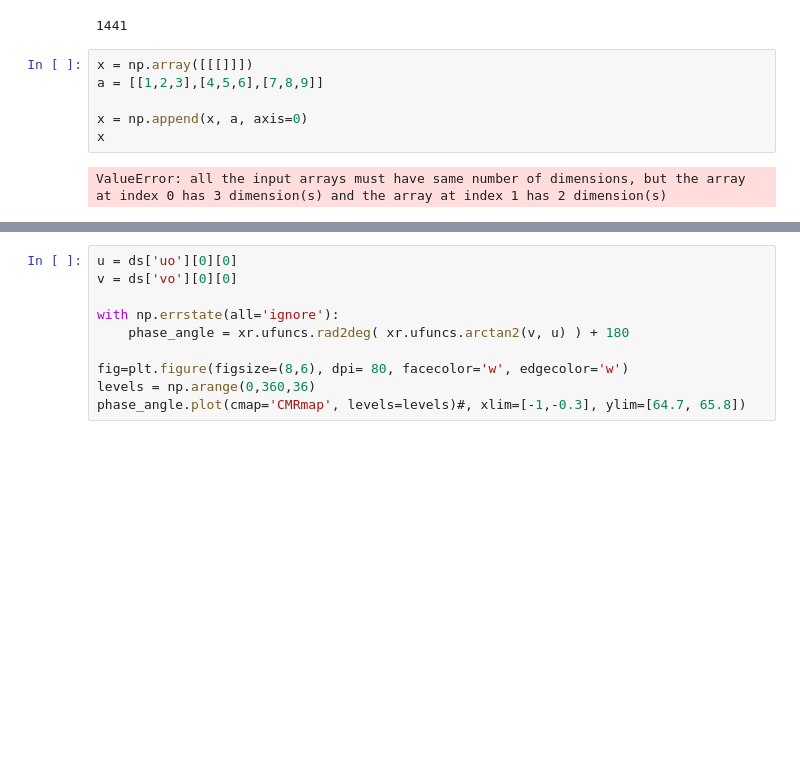
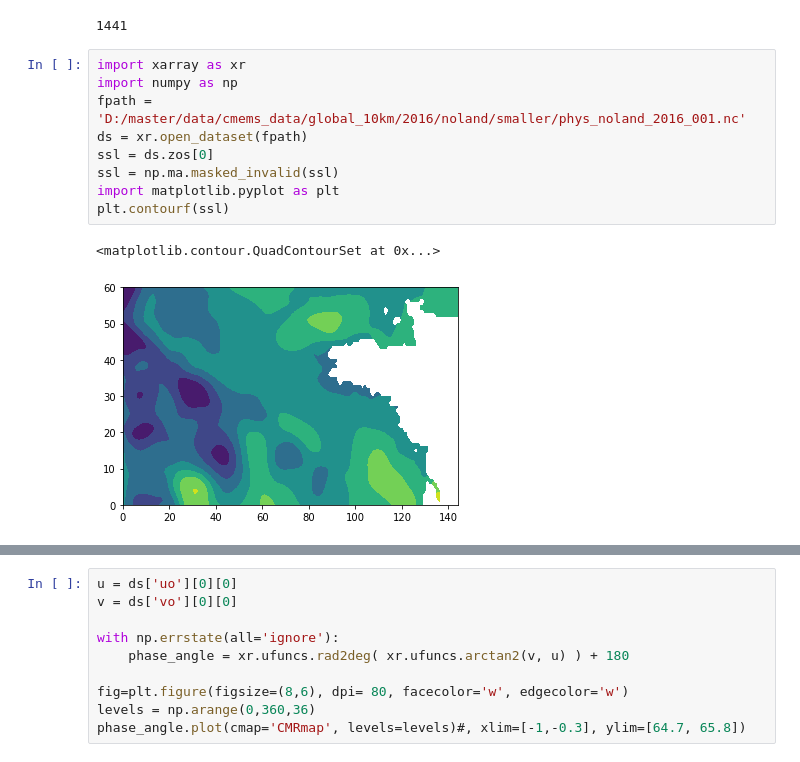
Before and after one commit to evenlwanvik/TTK-4900-Master, a Jupyter notebook: visualize/global_10km.ipynb, the cells around one changed output, grey strips where cells are left out. Saved outputs shown, nothing was run; the diff lists cells and outputs as text; blank space fills up the shorter version.

```diff
--- a/visualize/global_10km.ipynb
+++ b/visualize/global_10km.ipynb
@@ -19,11 +19,15 @@ vvel = np.squeeze(ds.vo, axis=1)
 len(lon)
 # %% [output]
 1441
-# %%
-x = np.array([[[]]])
-a = [[1,2,3],[4,5,6],[7,8,9]]
-
-x = np.append(x, a, axis=0)
-x
-# %% [output]
-ValueError: all the input arrays must have same number of dimensions, but the array at index 0 has 3 dimension(s) and the array at index 1 has 2 dimension(s)
+# %%
+import xarray as xr
+import numpy as np
+fpath = 'D:/master/data/cmems_data/global_10km/2016/noland/smaller/phys_noland_2016_001.nc'
+ds = xr.open_dataset(fpath)
+ssl = ds.zos[0]
+ssl = np.ma.masked_invalid(ssl)
+import matplotlib.pyplot as plt
+plt.contourf(ssl)
+# %% [output]
+<matplotlib.contour.QuadContourSet at 0x...>
+[figure, added]
```
Also changed, not shown: parts of 4 cells of this notebook, 54 other files.
